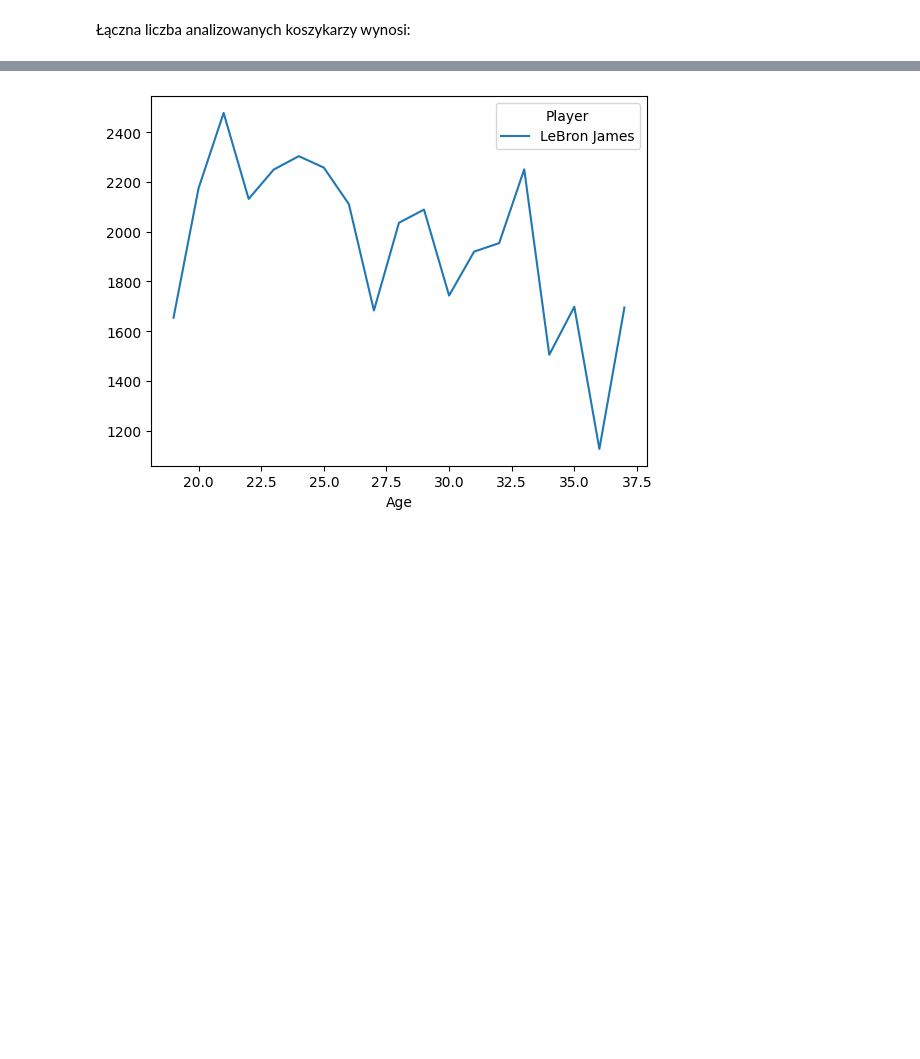
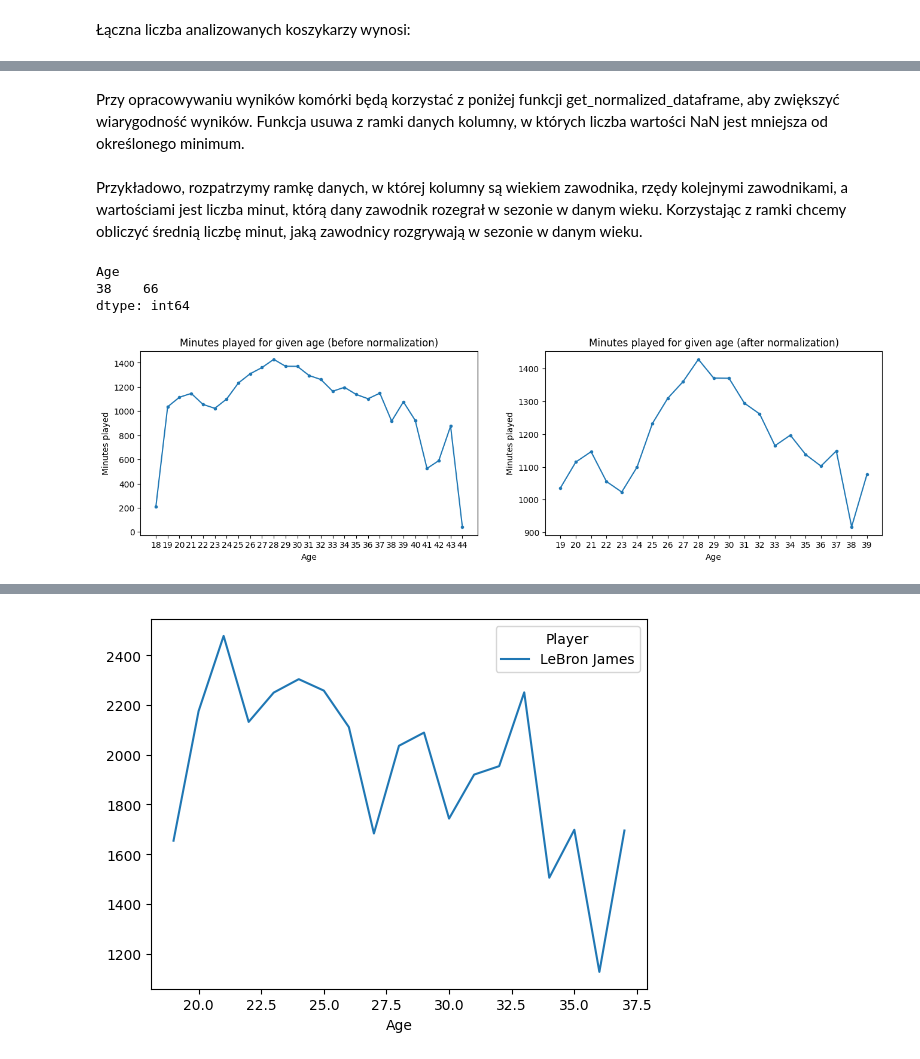
Before and after one commit to Marcin27141/NbaDataAnalysis, a Jupyter notebook: MultipleSeasons.ipynb, the cells around one changed output, grey strips where cells are left out. Drawn from its saved outputs; the diff is of its cells as text; code cells hidden in the pictures; blank space fills up the shorter version.

```diff
--- a/MultipleSeasons.ipynb
+++ b/MultipleSeasons.ipynb
@@ -83,0 +149,37 @@ display(age_to_points)
+# %% [markdown]
+Przy opracowywaniu wyników komórki będą korzystać z poniżej funkcji get_normalized_dataframe, aby zwiększyć wiarygodność wyników. Funkcja usuwa z ramki danych kolumny, w których liczba wartości NaN jest mniejsza od określonego minimum.
+# %%
+def get_normalized_dataframe(dframe, minimum = 50):
+    mask = dframe.count() <= minimum
+    return dframe.drop(columns=dframe.columns[mask])
+# %% [markdown]
+Przykładowo, rozpatrzymy ramkę danych, w której kolumny są wiekiem zawodnika, rzędy kolejnymi zawodnikami, a wartościami jest liczba minut, którą dany zawodnik rozegrał w sezonie w danym wieku. Korzystając z ramki chcemy obliczyć średnią liczbę minut, jaką zawodnicy rozgrywają w sezonie w danym wieku.
+# %%
+total_games_to_age = pd.pivot_table(all_seasons_totals, values='GP', index='Player', columns='Age')
+display(total_games_to_age[[38]].dropna().count())
+# %% [output]
+Age
+38    66
+dtype: int64
+# %%
+fig, ax = plt.subplots(nrows=1, ncols=2, figsize=(16,4))
+
+total_minutes_to_age = pd.pivot_table(all_seasons_totals, values='MIN', index='Player', columns='Age')
+avrg_total_minutes_to_age = total_minutes_to_age.mean()
+ax[0].plot(avrg_total_minutes_to_age.index, avrg_total_minutes_to_age.values, label='Average minutes played in a season',  marker='.')
+ax[0].set_title('Minutes played for given age (before normalization)')
+ax[0].set_xlabel('Age')
+ax[0].set_ylabel('Minutes played')
+ax[0].set_xticks(avrg_total_minutes_to_age.index)
+
+total_minutes_to_age = get_normalized_dataframe(total_minutes_to_age)
+avrg_total_minutes_to_age = total_minutes_to_age.mean()
+ax[1].plot(avrg_total_minutes_to_age.index, avrg_total_minutes_to_age.values, label='Average minutes played in a season',  marker='.')
+ax[1].set_title('Minutes played for given age (after normalization)')
+ax[1].set_xlabel('Age')
+ax[1].set_ylabel('Minutes played')
+ax[1].set_xticks(avrg_total_minutes_to_age.index)
+
+plt.show()
+# %% [output]
+[figure, added]
```
Also changed, not shown: parts of 37 cells of this notebook.
